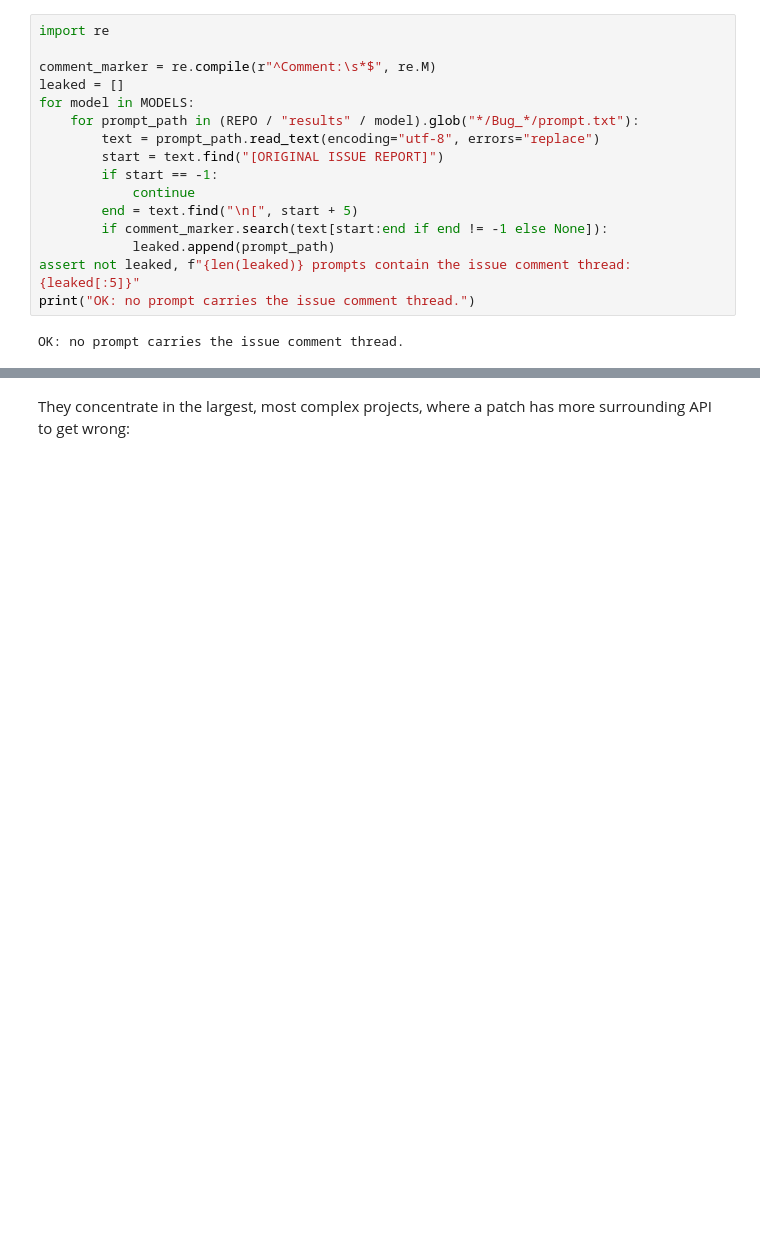
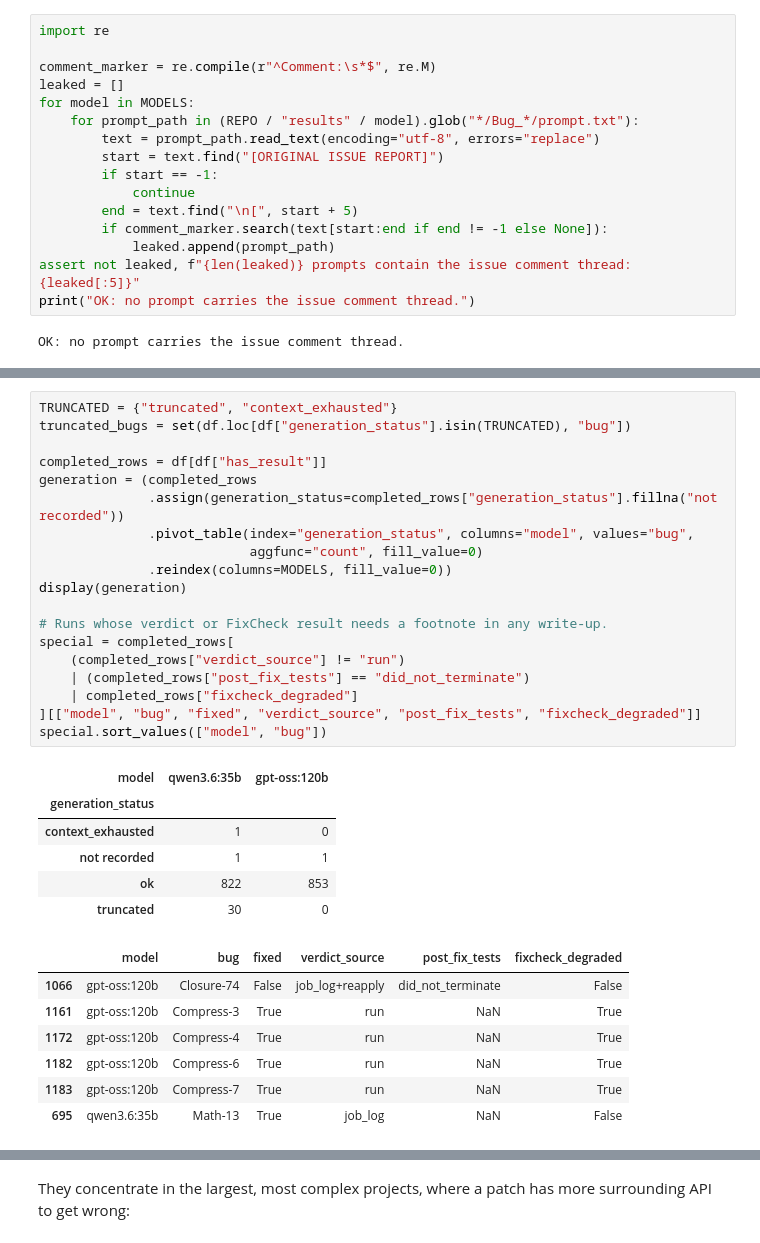
Before and after one commit to codeurjc/2026-FixCheckEvaluation, a Jupyter notebook: analysis/analysis.ipynb, the cells around one changed output, grey strips where cells are left out. Saved outputs shown, nothing was run; the diff lists cells and outputs as text; blank space fills up the shorter version.

```diff
--- a/analysis/analysis.ipynb
+++ b/analysis/analysis.ipynb
@@ -152,0 +164,33 @@ These runs count as attempted and completed, never as fixed.
+# %%
+TRUNCATED = {"truncated", "context_exhausted"}
+truncated_bugs = set(df.loc[df["generation_status"].isin(TRUNCATED), "bug"])
+
+completed_rows = df[df["has_result"]]
+generation = (completed_rows
+              .assign(generation_status=completed_rows["generation_status"].fillna("not recorded"))
+              .pivot_table(index="generation_status", columns="model", values="bug",
+                           aggfunc="count", fill_value=0)
+              .reindex(columns=MODELS, fill_value=0))
+display(generation)
+
+# Runs whose verdict or FixCheck result needs a footnote in any write-up.
+special = completed_rows[
+    (completed_rows["verdict_source"] != "run")
+    | (completed_rows["post_fix_tests"] == "did_not_terminate")
+    | completed_rows["fixcheck_degraded"]
+][["model", "bug", "fixed", "verdict_source", "post_fix_tests", "fixcheck_degraded"]]
+special.sort_values(["model", "bug"])
+# %% [output]
+| model | qwen3.6:35b | gpt-oss:120b |
+| generation_status |  |  |
+| context_exhausted | 1 | 0 |
+| not recorded | 1 | 1 |
+| ok | 822 | 853 |
+| truncated | 30 | 0 |
+|  | model | bug | fixed | verdict_source | post_fix_tests | fixcheck_degraded |
+| 1066 | gpt-oss:120b | Closure-74 | False | job_log+reapply | did_not_terminate | False |
+| 1161 | gpt-oss:120b | Compress-3 | True | run | NaN | True |
+| 1172 | gpt-oss:120b | Compress-4 | True | run | NaN | True |
+| 1182 | gpt-oss:120b | Compress-6 | True | run | NaN | True |
+| 1183 | gpt-oss:120b | Compress-7 | True | run | NaN | True |
+| 695 | qwen3.6:35b | Math-13 | True | job_log | NaN | False |
```
Also changed, not shown: parts of 53 cells of this notebook, 17 other files.
